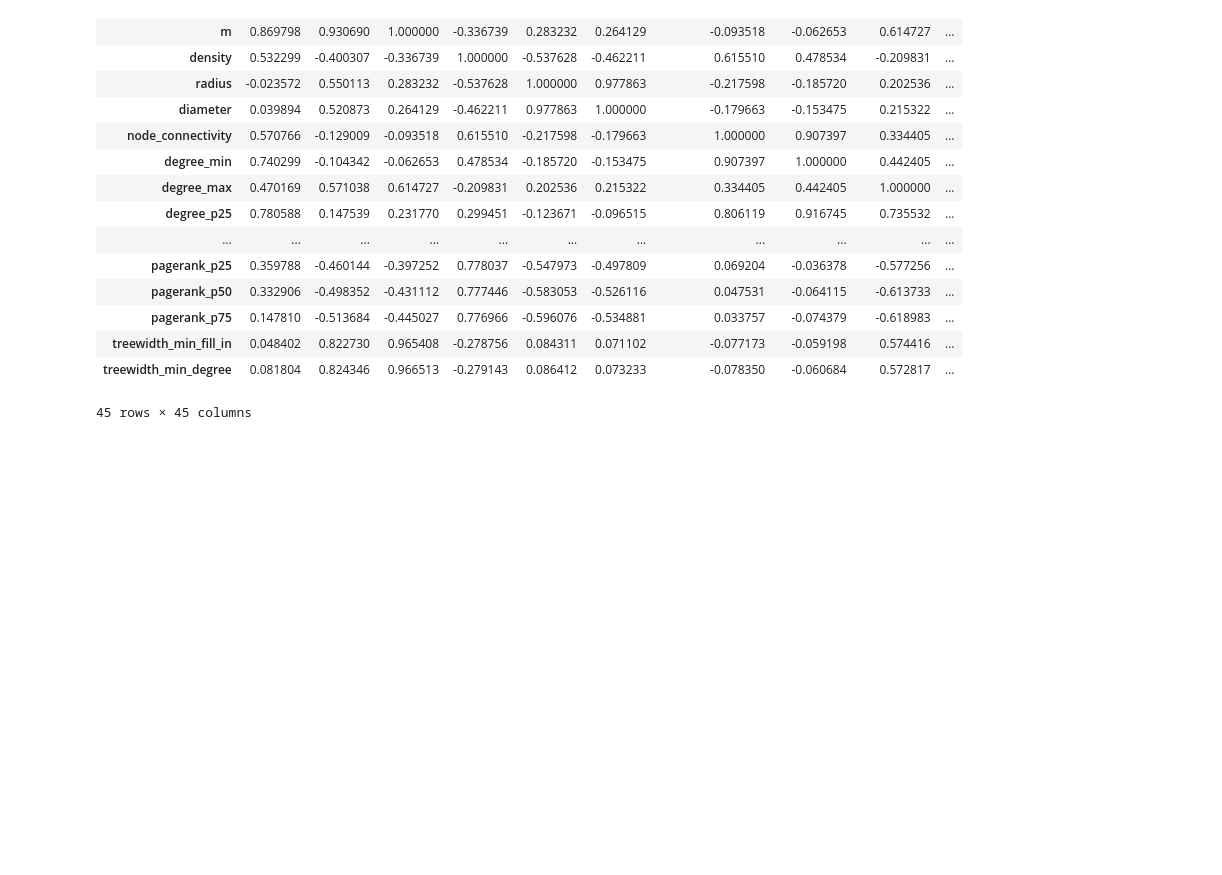
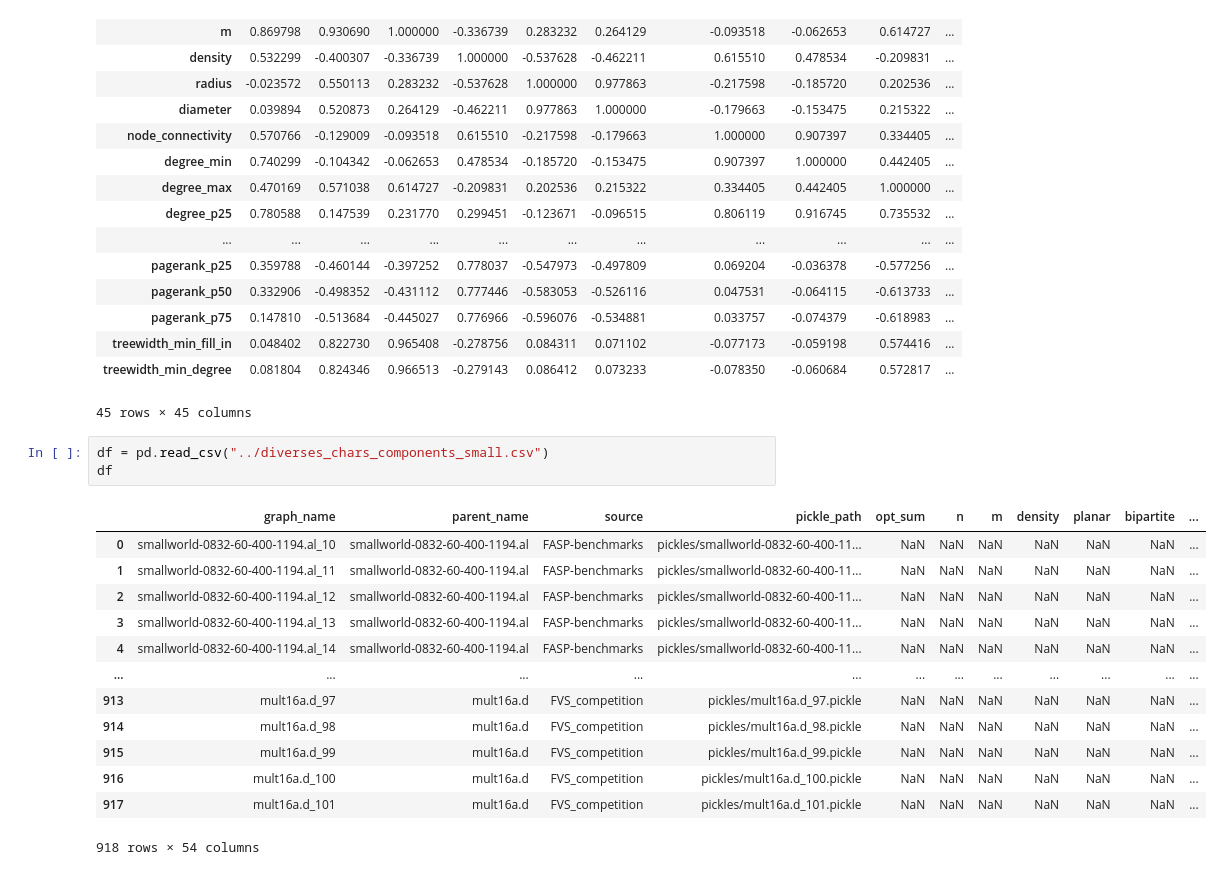
Before and after one commit to elgroselj/FAS, a Jupyter notebook: playground/visualize_chars.ipynb, the cells around one changed output. Drawn from its saved outputs; the diff is of its cells as text; blank space fills up the shorter version.

```diff
--- a/playground/visualize_chars.ipynb
+++ b/playground/visualize_chars.ipynb
@@ -91,3 +91,20 @@ df_num.corr()
 | treewidth_min_fill_in | 0.048402 | 0.822730 | 0.965408 | -0.278756 | 0.084311 | 0.071102 | -0.077173 | -0.059198 | 0.574416 | ... |
 | treewidth_min_degree | 0.081804 | 0.824346 | 0.966513 | -0.279143 | 0.086412 | 0.073233 | -0.078350 | -0.060684 | 0.572817 | ... |
 45 rows × 45 columns
+# %%
+df = pd.read_csv("../diverses_chars_components_small.csv")
+df
+# %% [output]
+|  | graph_name | parent_name | source | pickle_path | opt_sum | n | m | density | planar | bipartite | ... |
+| 0 | smallworld-0832-60-400-1194.al_10 | smallworld-0832-60-400-1194.al | FASP-benchmarks | pickles/smallworld-0832-60-400-11... | NaN | NaN | NaN | NaN | NaN | NaN | ... |
+| 1 | smallworld-0832-60-400-1194.al_11 | smallworld-0832-60-400-1194.al | FASP-benchmarks | pickles/smallworld-0832-60-400-11... | NaN | NaN | NaN | NaN | NaN | NaN | ... |
+| 2 | smallworld-0832-60-400-1194.al_12 | smallworld-0832-60-400-1194.al | FASP-benchmarks | pickles/smallworld-0832-60-400-11... | NaN | NaN | NaN | NaN | NaN | NaN | ... |
+| 3 | smallworld-0832-60-400-1194.al_13 | smallworld-0832-60-400-1194.al | FASP-benchmarks | pickles/smallworld-0832-60-400-11... | NaN | NaN | NaN | NaN | NaN | NaN | ... |
+| 4 | smallworld-0832-60-400-1194.al_14 | smallworld-0832-60-400-1194.al | FASP-benchmarks | pickles/smallworld-0832-60-400-11... | NaN | NaN | NaN | NaN | NaN | NaN | ... |
+| ... | ... | ... | ... | ... | ... | ... | ... | ... | ... | ... | ... |
+| 913 | mult16a.d_97 | mult16a.d | FVS_competition | pickles/mult16a.d_97.pickle | NaN | NaN | NaN | NaN | NaN | NaN | ... |
+| 914 | mult16a.d_98 | mult16a.d | FVS_competition | pickles/mult16a.d_98.pickle | NaN | NaN | NaN | NaN | NaN | NaN | ... |
+| 915 | mult16a.d_99 | mult16a.d | FVS_competition | pickles/mult16a.d_99.pickle | NaN | NaN | NaN | NaN | NaN | NaN | ... |
+| 916 | mult16a.d_100 | mult16a.d | FVS_competition | pickles/mult16a.d_100.pickle | NaN | NaN | NaN | NaN | NaN | NaN | ... |
+| 917 | mult16a.d_101 | mult16a.d | FVS_competition | pickles/mult16a.d_101.pickle | NaN | NaN | NaN | NaN | NaN | NaN | ... |
+918 rows × 54 columns
```
Also changed, not shown: parts of 1 cell of this notebook, 4 other files.
